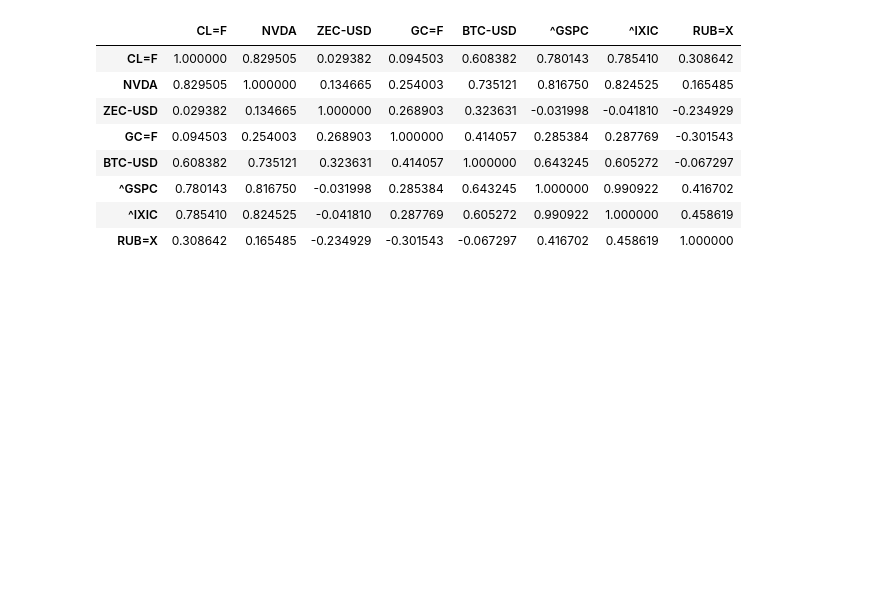
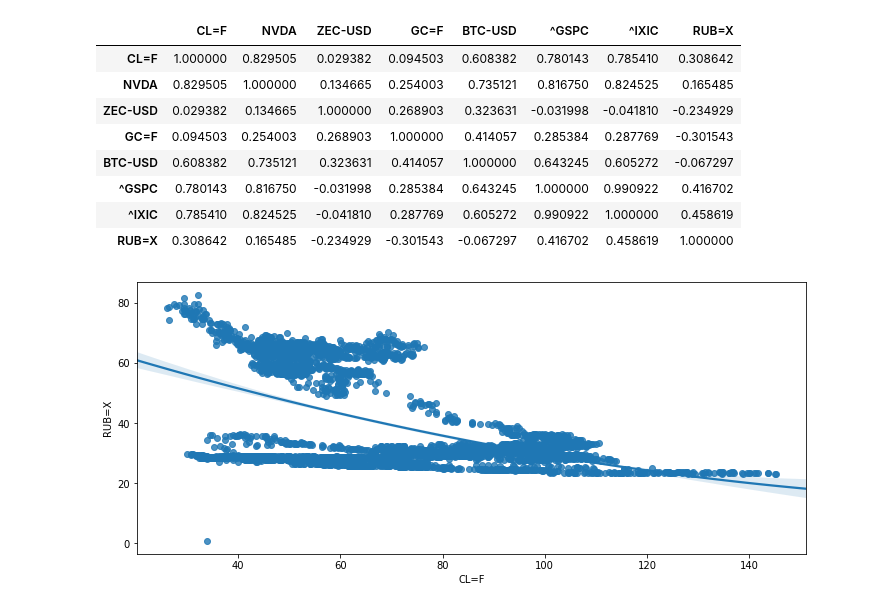
Before and after one commit to dllllb/btrade, a Jupyter notebook: correlations.ipynb, the cells around one changed output. Cells and saved outputs as stored; diff of their text form; code cells hidden in the pictures; blank space fills up the shorter version.

```diff
--- a/correlations.ipynb
+++ b/correlations.ipynb
@@ -50,3 +50,22 @@ nticks.corr().style.background_gradient(cmap='bwr', vmin=-1, vmax=1)
 | ^GSPC | 0.780143 | 0.816750 | -0.031998 | 0.285384 | 0.643245 | 1.000000 | 0.990922 | 0.416702 |
 | ^IXIC | 0.785410 | 0.824525 | -0.041810 | 0.287769 | 0.605272 | 0.990922 | 1.000000 | 0.458619 |
 | RUB=X | 0.308642 | 0.165485 | -0.234929 | -0.301543 | -0.067297 | 0.416702 | 0.458619 | 1.000000 |
+# %%
+import seaborn as sns
+import matplotlib as mpl
+
+ticks = [
+    pd.read_csv(f, index_col='Date').Close.fillna(method='ffill').rename(f)
+    for f in ['data/CL=F.yahoo.csv', 'data/RUB=X.yahoo.csv']
+]
+
+ticks = [t.rename(re.match('.+/([^.]+).+', t.name).group(1)) for t in ticks]
+ticks = [t[~t.index.duplicated()] for t in ticks]
+
+ticks_df = pd.concat(ticks, join='inner', axis=1)
+
+with mpl.rc_context() as rc:
+    mpl.rc("figure", figsize=(12,5))
+    sns.regplot(x="CL=F", y="RUB=X", data=ticks_df, order=2)
+# %% [output]
+[figure, added]
```
